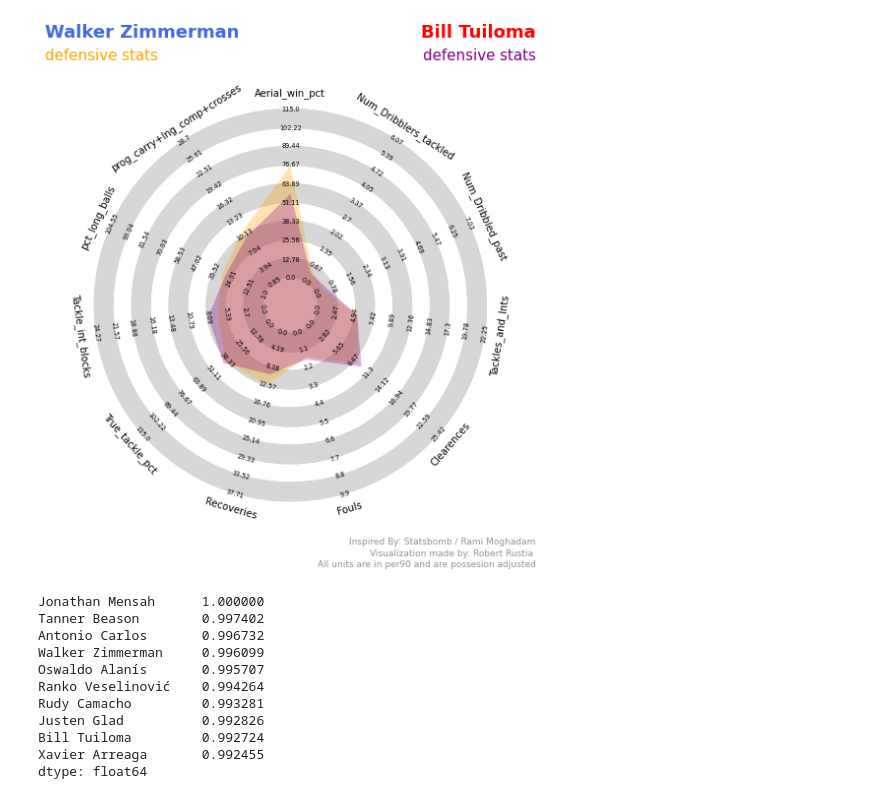
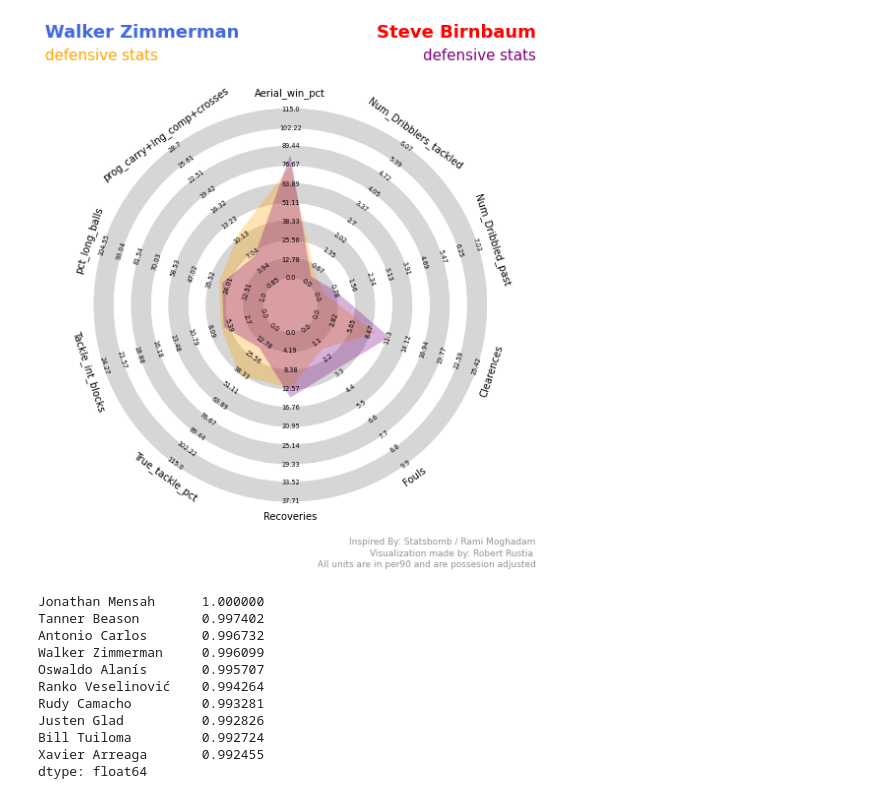
Before and after one commit to misterrustia/MLS_clustering_Captsone, a Jupyter notebook: notebooks/5_modeling.ipynb, the cells around one changed output. Cells and saved outputs as stored; diff of their text form; code cells hidden in the pictures.

```diff
--- a/notebooks/5_modeling.ipynb
+++ b/notebooks/5_modeling.ipynb
@@ -438,0 +128,32 @@ dtype: float64
+# %%
+# normalize values
+
+transformer = Normalizer().fit(W)
+normed_W= transformer.transform(W)
+# can add back club and salary here
+normed_df = pd.DataFrame(normed_W,index=X.index.values)
+
+
+df = df = pd.read_csv('../data/final_per_90_and_pAdj.csv')
+df.rename(columns={'prog_carry+lng_comp+crosses':'Progressive_play'},inplace=True)
+# make df of only key features
+cdf = df[['player_name','Club',
+       'Aerial_win_pct',
+       'pAdj_Num_Dribblers_tackled',
+       'pAdj_Num_Dribbled_past', 'pAdj_Clearences',
+       'pAdj_Fouls','pAdj_Recoveries', 'True_tackle_pct',
+       'pAdj_Tackle_int_blocks', 'attacking_touches',
+       'pct_long_balls','Progressive_play',
+       ]].copy()
+
+cdf.rename(columns={'pAdj_Clearences':'Clearences','pAdj_Fouls':'Fouls',
+                   'pAdj_Recoveries':'Recoveries',
+                  'pAdj_Tackle_int_blocks':'Tackle_int_blocks','pAdj_Num_Dribblers_tackled':'Num_Dribblers_tackled',
+                  'pAdj_Num_Dribbled_past':'Num_Dribbled_past'},inplace=True)
+
+#column labels
+params = list(cdf.columns)[2:]
+
+ranks = ['Defensive passing rank', 'Dribbling rank','Defensive actions rank', 'Short passing rank',
+       'Tackling rank', 'Attacking play rank', 'Passing volume rank',
+       'Progressive passing rank']
@@ -455,8 +262,8 @@ Jack Elliott         0.989574
 dtype: float64
 # %%
-radar_compare('Walker Zimmerman','Bill Tuiloma',params,cdf)
+radar_compare('Walker Zimmerman','Steve Birnbaum',params,cdf)
 # %% [output]
-[figure, old version]
+[figure, new version]
 # %%
 jm = normed_df.loc['Jonathan Mensah']
 sims = normed_df.dot(jm)
```
Also changed, not shown: parts of 60 cells of this notebook, 5 other files.
